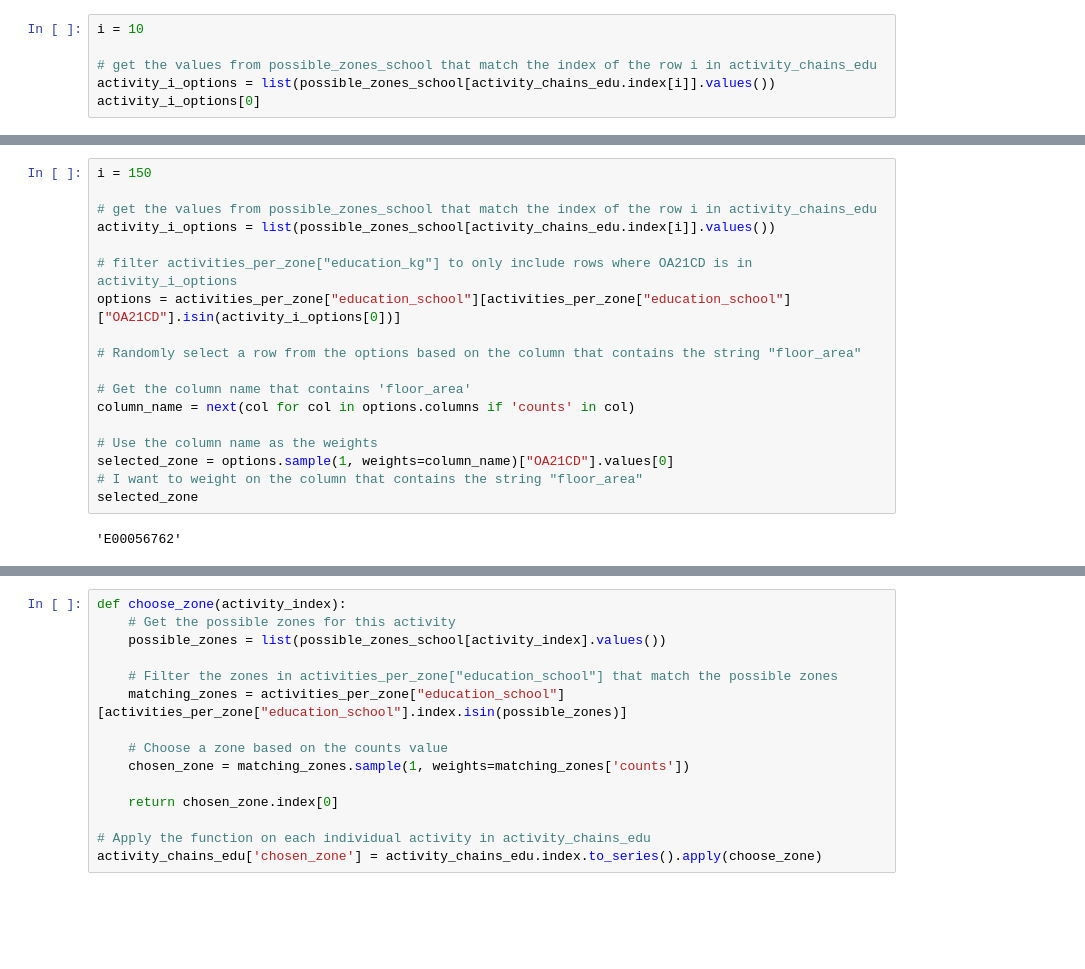
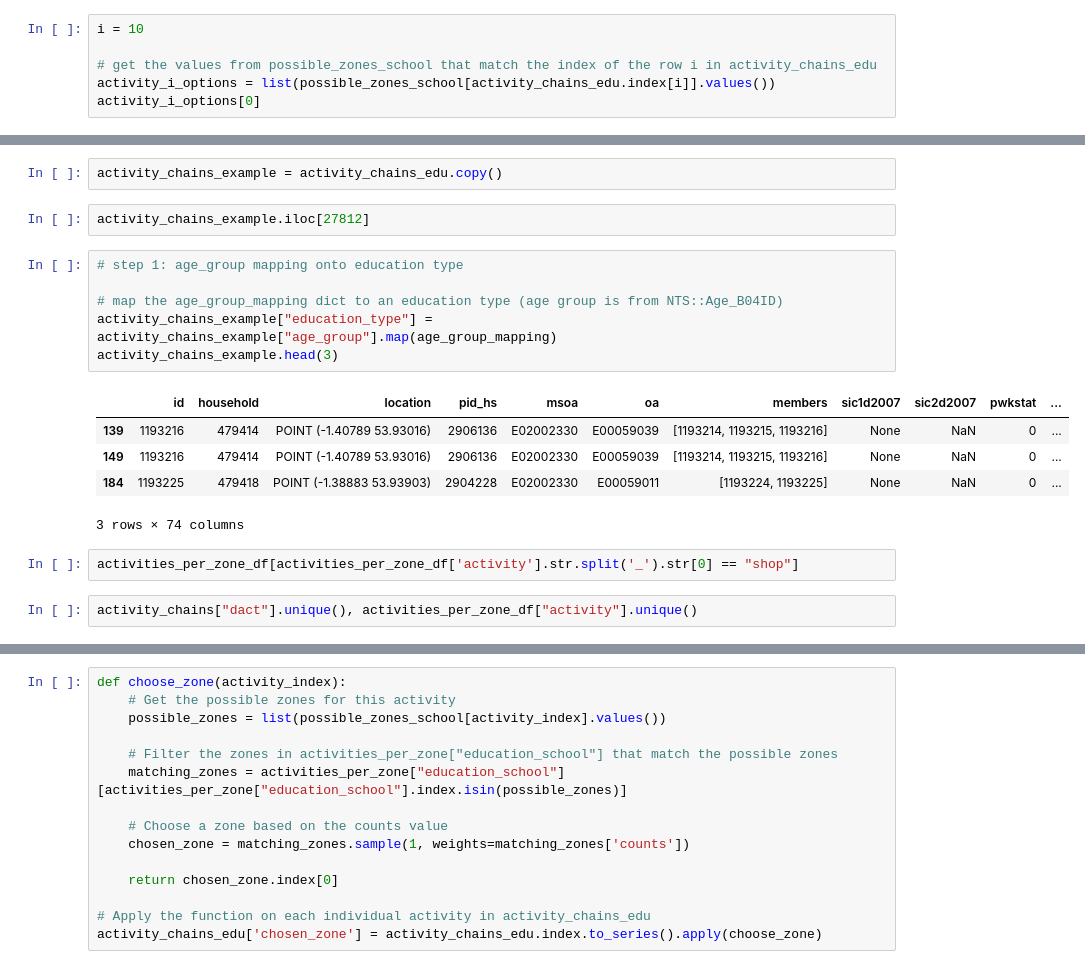
Before and after one commit to Urban-Analytics-Technology-Platform/acbm, a Jupyter notebook: notebooks/3_locations_primary.ipynb, the cells around one changed output, grey strips where cells are left out. Cells and saved outputs as stored; diff of their text form; blank space fills up the shorter version.

```diff
--- a/notebooks/3_locations_primary.ipynb
+++ b/notebooks/3_locations_primary.ipynb
@@ -545,20 +571,20 @@ selected_zone
-# %%
-i = 150
-
-# get the values from possible_zones_school that match the index of the row i in activity_chains_edu
-activity_i_options = list(possible_zones_school[activity_chains_edu.index[i]].values())
-
-# filter activities_per_zone["education_kg"] to only include rows where OA21CD is in activity_i_options
-options = activities_per_zone["education_school"][activities_per_zone["education_school"]["OA21CD"].isin(activity_i_options[0])]
-
-# Randomly select a row from the options based on the column that contains the string "floor_area"
-
-# Get the column name that contains 'floor_area'
-column_name = next(col for col in options.columns if 'counts' in col)
-
-# Use the column name as the weights
-selected_zone = options.sample(1, weights=column_name)["OA21CD"].values[0]
-# I want to weight on the column that contains the string "floor_area"
-selected_zone
-# %% [output]
-'E00056762'
+# %%
+activity_chains_example = activity_chains_edu.copy()
+# %%
+activity_chains_example.iloc[27812]
+# %%
+# step 1: age_group mapping onto education type
+
+# map the age_group_mapping dict to an education type (age group is from NTS::Age_B04ID)
+activity_chains_example["education_type"] = activity_chains_example["age_group"].map(age_group_mapping)
+activity_chains_example.head(3)
+# %% [output]
+|  | id | household | location | pid_hs | msoa | oa | members | sic1d2007 | sic2d2007 | pwkstat | ... |
+| 139 | 1193216 | 479414 | POINT (-1.40789 53.93016) | 2906136 | E02002330 | E00059039 | [1193214, 1193215, 1193216] | None | NaN | 0 | ... |
+| 149 | 1193216 | 479414 | POINT (-1.40789 53.93016) | 2906136 | E02002330 | E00059039 | [1193214, 1193215, 1193216] | None | NaN | 0 | ... |
+| 184 | 1193225 | 479418 | POINT (-1.38883 53.93903) | 2904228 | E02002330 | E00059011 | [1193224, 1193225] | None | NaN | 0 | ... |
+3 rows × 74 columns
+# %%
+activities_per_zone_df[activities_per_zone_df['activity'].str.split('_').str[0] == "shop"]
+# %%
+activity_chains["dact"].unique(), activities_per_zone_df["activity"].unique()
```
Also changed, not shown: parts of 29 cells of this notebook.
